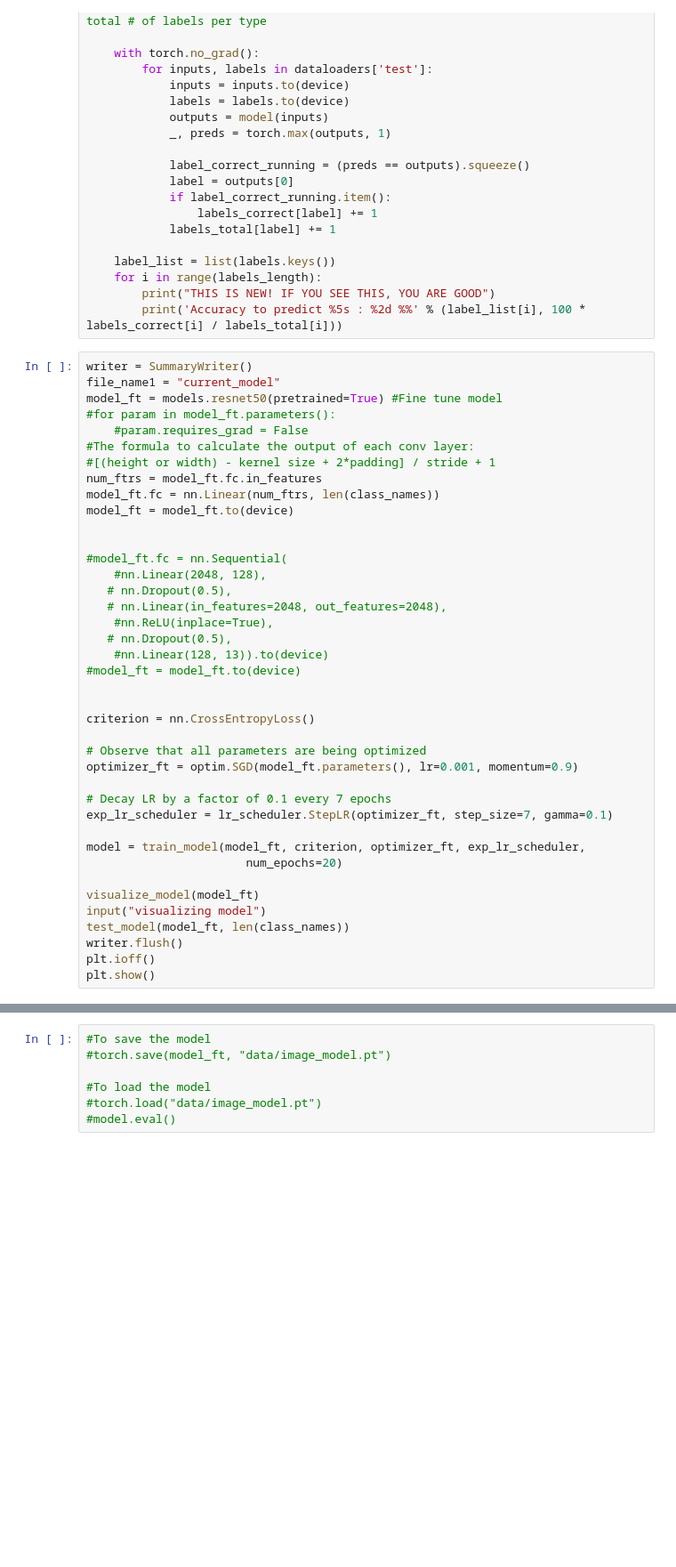
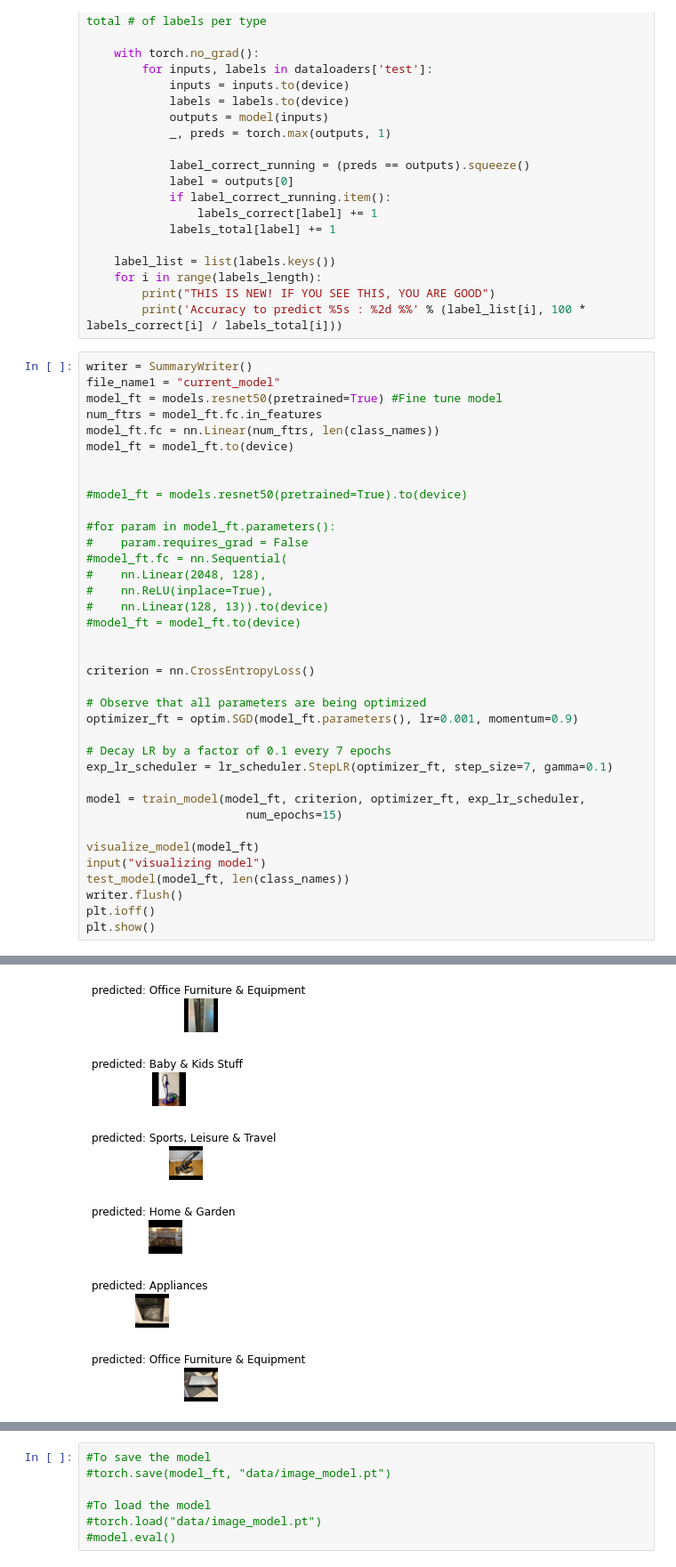
Before and after one commit to Scharukh7/FB-Marketplace-Recommendation-Ranking-System, a Jupyter notebook: img_model_classification.ipynb, the cells around one changed output, grey strips where cells are left out. Shown at 89% size. Saved outputs shown, nothing was run; the diff lists cells and outputs as text; blank space fills up the shorter version.

```diff
--- a/img_model_classification.ipynb
+++ b/img_model_classification.ipynb
@@ -245,22 +247,19 @@ def test_model(model, len_labels):
 writer = SummaryWriter()
 file_name1 = "current_model"
 model_ft = models.resnet50(pretrained=True) #Fine tune model
-#for param in model_ft.parameters():
-    #param.requires_grad = False
-#The formula to calculate the output of each conv layer:
-#[(height or width) - kernel size + 2*padding] / stride + 1
 num_ftrs = model_ft.fc.in_features
 model_ft.fc = nn.Linear(num_ftrs, len(class_names))
 model_ft = model_ft.to(device)
 
 
+#model_ft = models.resnet50(pretrained=True).to(device)
+
+#for param in model_ft.parameters():
+#    param.requires_grad = False
 #model_ft.fc = nn.Sequential(
-    #nn.Linear(2048, 128),
-   # nn.Dropout(0.5),
-   # nn.Linear(in_features=2048, out_features=2048),
-    #nn.ReLU(inplace=True),
-   # nn.Dropout(0.5),
-    #nn.Linear(128, 13)).to(device)
+#    nn.Linear(2048, 128),
+#    nn.ReLU(inplace=True),
+#    nn.Linear(128, 13)).to(device)
 #model_ft = model_ft.to(device)
 
 
@@ -273,7 +272,7 @@ optimizer_ft = optim.SGD(model_ft.parameters(), lr=0.001, momentum=0.9)
 exp_lr_scheduler = lr_scheduler.StepLR(optimizer_ft, step_size=7, gamma=0.1)
 
 model = train_model(model_ft, criterion, optimizer_ft, exp_lr_scheduler,
-                       num_epochs=20)
+                       num_epochs=15)
 
 visualize_model(model_ft)
 input("visualizing model")
@@ -281,3 +280,4 @@ test_model(model_ft, len(class_names))
 writer.flush()
 plt.ioff()
 plt.show()
+# %% [output]
@@ -283,0 +301,6 @@ plt.show()
+[figure, added]
+[figure, added]
+[figure, added]
+[figure, added]
+[figure, added]
+[figure, added]
```
Also changed, not shown: parts of 5 cells of this notebook.
